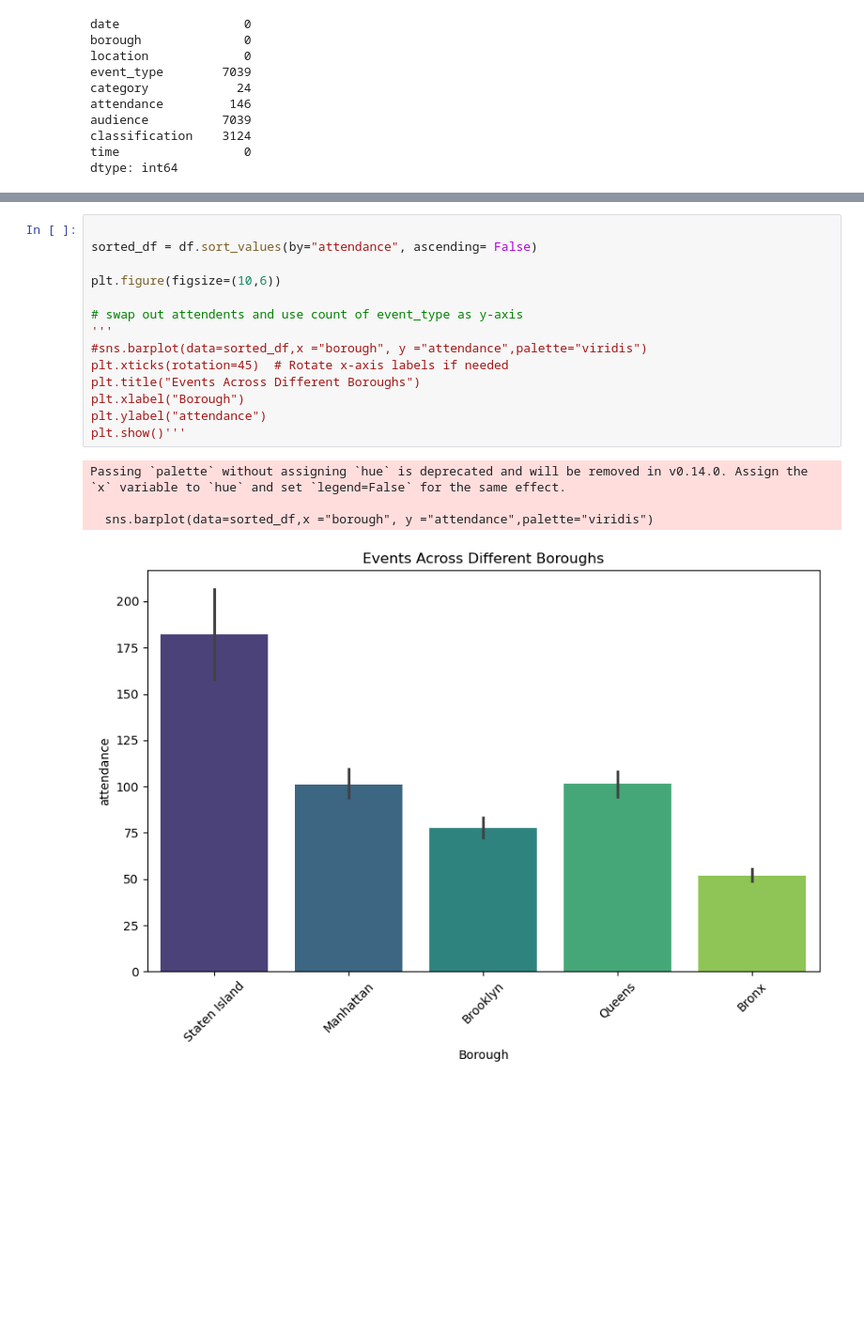
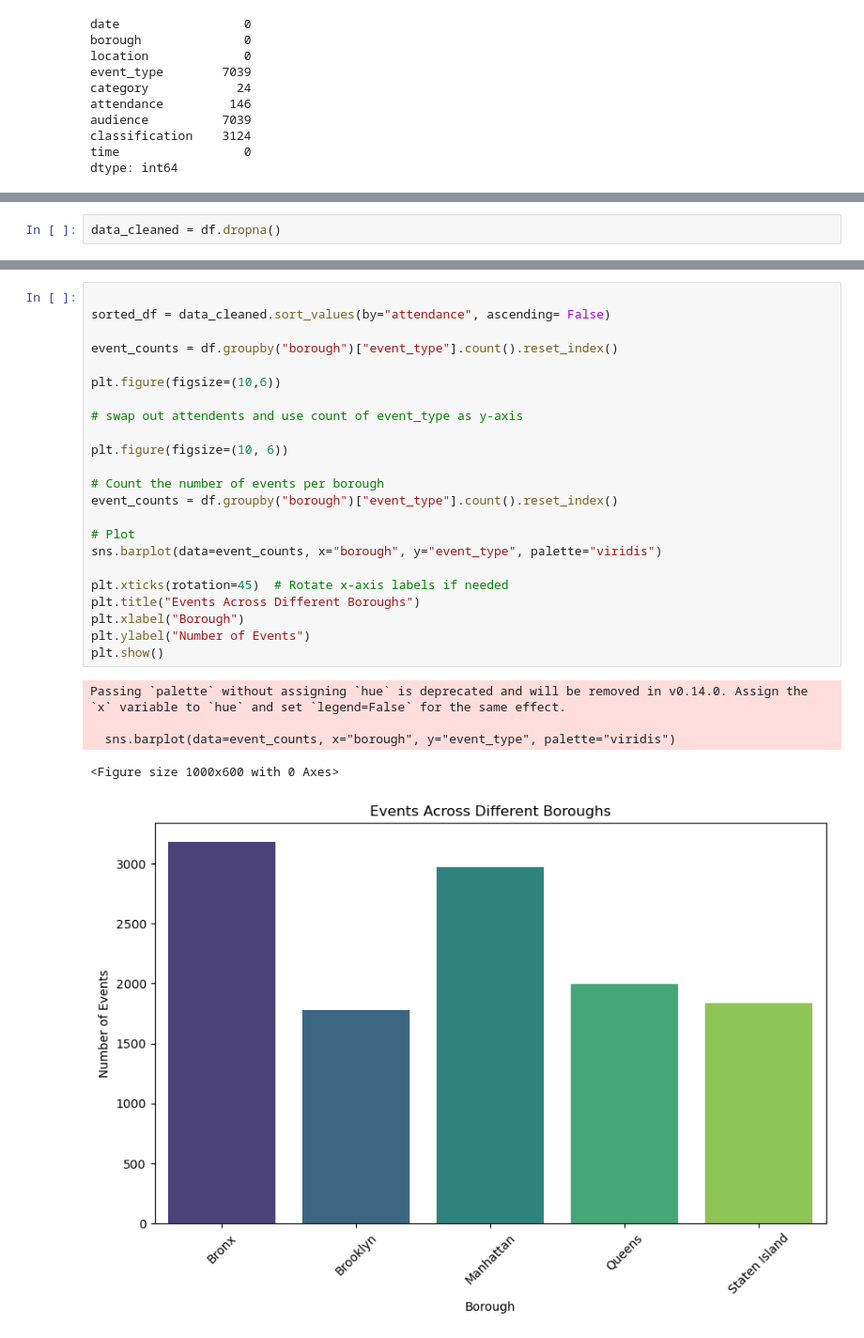
Before and after one commit to MaimunaBawa/Phase-1-Portfolio-Project, a Jupyter notebook: Maimuna/Maimuna.NoteBook.ipynb, the cells around one changed output, grey strips where cells are left out. Shown at 94% size. Drawn from its saved outputs; the diff is of its cells as text; blank space fills up the shorter version.

```diff
--- a/Maimuna/Maimuna.NoteBook.ipynb
+++ b/Maimuna/Maimuna.NoteBook.ipynb
@@ -85,0 +70,2 @@ df.dropna()
+# %%
+data_cleaned = df.dropna()
@@ -86,19 +92,29 @@ df.dropna()
 # %%
 
-sorted_df = df.sort_values(by="attendance", ascending= False)
+sorted_df = data_cleaned.sort_values(by="attendance", ascending= False)
+
+event_counts = df.groupby("borough")["event_type"].count().reset_index()
 
 plt.figure(figsize=(10,6))
 
 # swap out attendents and use count of event_type as y-axis
-'''
-#sns.barplot(data=sorted_df,x ="borough", y ="attendance",palette="viridis")
+
+plt.figure(figsize=(10, 6))
+
+# Count the number of events per borough
+event_counts = df.groupby("borough")["event_type"].count().reset_index()
+
+# Plot
+sns.barplot(data=event_counts, x="borough", y="event_type", palette="viridis")
+
 plt.xticks(rotation=45)  # Rotate x-axis labels if needed
 plt.title("Events Across Different Boroughs")
 plt.xlabel("Borough")
-plt.ylabel("attendance")
-plt.show()'''
+plt.ylabel("Number of Events")
+plt.show()
 # %% [output]
 Passing `palette` without assigning `hue` is deprecated and will be removed in v0.14.0. Assign the `x` variable to `hue` and set `legend=False` for the same effect.
 
-  sns.barplot(data=sorted_df,x ="borough", y ="attendance",palette="viridis")
+  sns.barplot(data=event_counts, x="borough", y="event_type", palette="viridis")
+<Figure size 1000x600 with 0 Axes>
-[figure, old version]
+[figure, new version]
```
Also changed, not shown: parts of 2 cells of this notebook.
